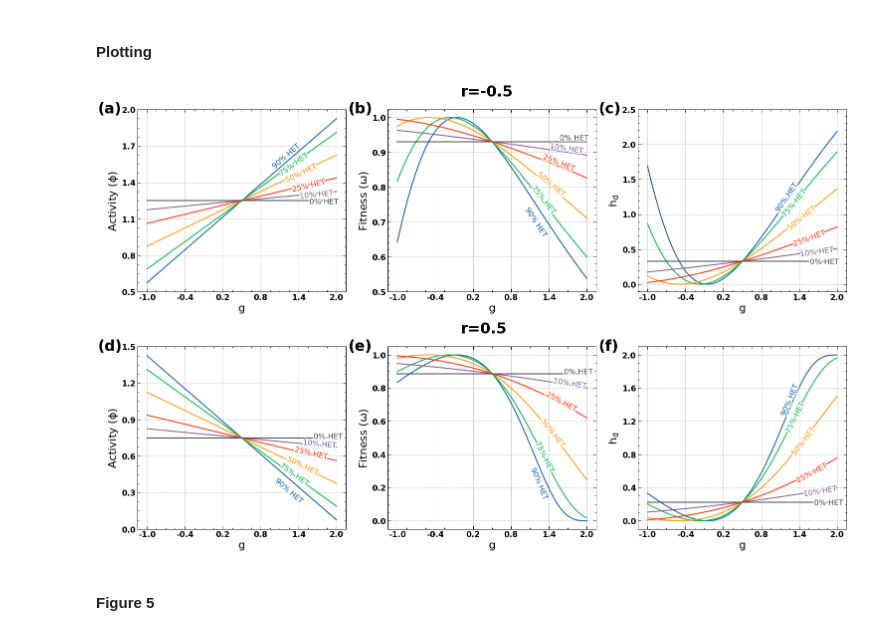
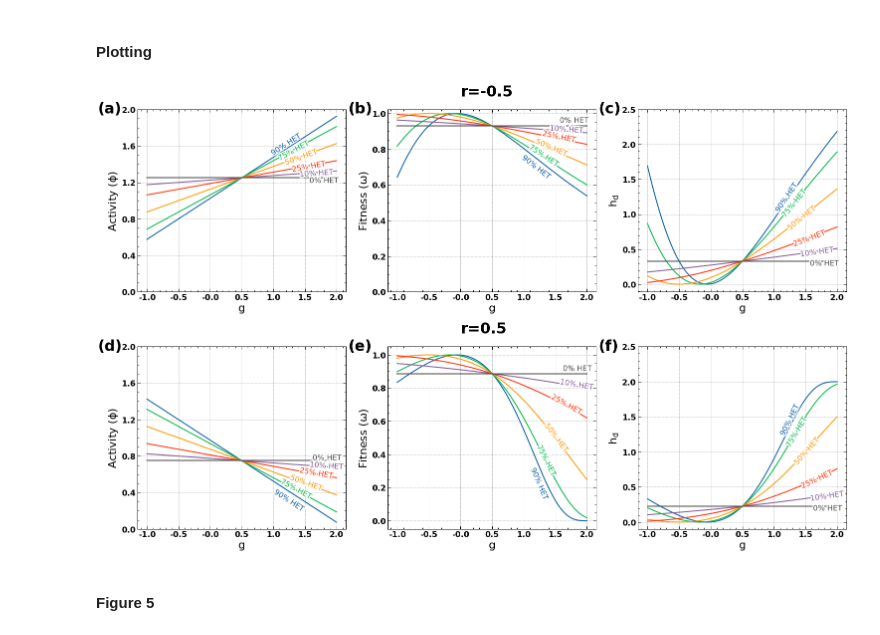
Before and after one commit to Landrylab/Dominance_model_2025, a Jupyter notebook: Scripts/Dominance_model_figures.ipynb, the cells around one changed output. Cells and saved outputs as stored; diff of their text form; code cells hidden in the pictures.

```diff
--- a/Scripts/Dominance_model_figures.ipynb
+++ b/Scripts/Dominance_model_figures.ipynb
@@ -851,12 +851,13 @@ gs = GridSpec(2, 3, figure=fig, height_ratios=[1,1], width_ratios=[1,1,1])
 panelnumbers = [['a', 'b', 'c'], ['d', 'e', 'f']]
 r_vals = [-0.5, 0.5]
 
-act_ticks = [np.linspace(0.5,2,6), np.linspace(0,1.5,6)]
-fit_ticks = [np.linspace(0.5,1,6), np.linspace(0,1,6)]
-h_ticks   = [np.linspace(0,2.5,6), np.linspace(0,2,6)]
+act_ticks = [np.linspace(0,2,6), np.linspace(0,2,6)]
+fit_ticks = [np.linspace(0,1,6), np.linspace(0,1,6)]
+h_ticks   = [np.linspace(0,2.5,6), np.linspace(0,2.5,6)]
 
-xticks = np.linspace(-1, 2, 6)
-xticklabels = np.round(g_vals[::40], 1)
+
+xticks = np.linspace(-1, 2, 7)
+xticklabels = np.round(g_vals[::33], 1)
 
 axs = [[fig.add_subplot(gs[i, j]) for j in range(3)] for i in range(2)]
 
@@ -871,37 +872,39 @@ for i in range(2):
                               (h_ticks[i], np.round(h_ticks[i], 1))
 
         for k, p in enumerate(percent_Het):
             ax.plot(g_vals, data[i][k], label=f"{p} HET")
 
         ax.set_ylabel(ylabel, fontsize=22)
         ax.set_yticks(yticks, yticklabels, fontweight='bold')
         ax.set_xlabel("g", fontsize=22)
         ax.set_xticks(xticks, xticklabels, fontweight='bold')
 
         ax.annotate(f"({panelnumbers[i][j]})", xy=(-0.19, 0.98),
                     xycoords="axes fraction", fontsize=30, fontweight='bold')
 
         lines = ax.get_lines()
         if i == 0:
             yoffsets = [-0.05, 0.01] if j == 1 else [0.05, -0.01]
             labelLines(lines[:1], yoffsets=yoffsets[0], fontsize=15, xvals=1.2)
             labelLines(lines[1:5], yoffsets=yoffsets[1], fontsize=15, xvals=(1.2, 1.8))
-            labelLines(lines[5:], yoffsets=yoffsets[1], fontsize=15, xvals=1.8)
+            labelLines(lines[5:], yoffsets=yoffsets[1]*3, fontsize=15, xvals=1.8)
         else:
             yoffsets = [0.1, -0.01] if j == 2 else [-0.1, 0.01]
             labelLines(lines[:1], yoffsets=yoffsets[0], fontsize=15, xvals=(1.2, 1.3))
-            labelLines(lines[1:], yoffsets=yoffsets[1], fontsize=15, xvals=(1.2, 2))
+            labelLines(lines[1:5], yoffsets=yoffsets[1], fontsize=15, xvals=(1.2, 2))
+            labelLines(lines[5:], yoffsets=yoffsets[1]*3, fontsize=15, xvals=(1.7, 2))
+
 
 fig.text(0.48, 0.95, "r=-0.5", fontsize=30, fontweight='bold')
 fig.text(0.48, 0.46, "r=0.5", fontsize=30, fontweight='bold')
 
 plt.tight_layout(rect=[0, 0, 1, 0.95])
 plt.subplots_adjust(hspace=0.3, wspace=0.2)
-# plt.savefig("../Figures/Main_figures/Figure4.png", transparent=False, dpi=300, bbox_inches='tight')
+plt.savefig("../Figures/Main_figures/Figure4.png", transparent=False, dpi=300, bbox_inches='tight')
 plt.savefig("../Figures/Main_figures/Figure4.pdf", transparent=False, dpi=300, bbox_inches='tight')
 plt.show()
 # %% [output]
-[figure, old version]
+[figure, new version]
 # %% [markdown]
 #### Figure 5
 # %%
```
Also changed, not shown: parts of 5 cells of this notebook, 7 other files.
